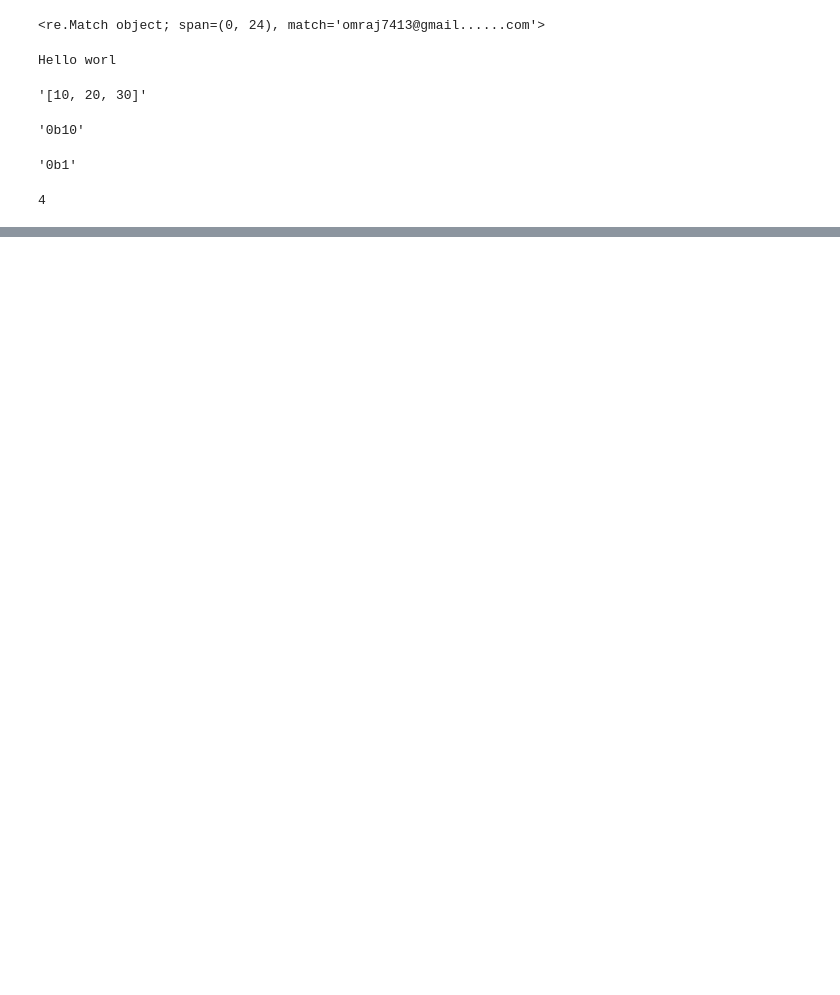
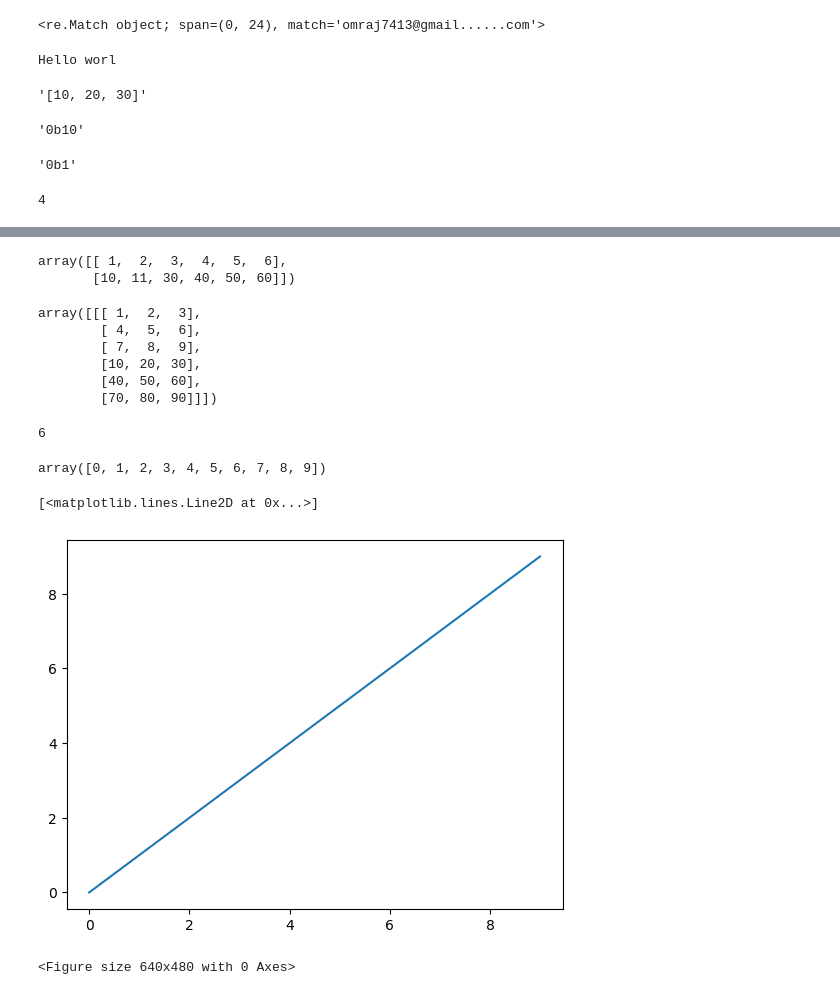
Before and after one commit to arabaey5569/learnbay, a Jupyter notebook: Git & GitHub.ipynb, the cells around one changed output, grey strips where cells are left out. Saved outputs shown, nothing was run; the diff lists cells and outputs as text; code cells hidden in the pictures; blank space fills up the shorter version.

```diff
--- a/Git & GitHub.ipynb
+++ b/Git & GitHub.ipynb
@@ -110,0 +130,5 @@ bin(1)
+# %%
+b
+# %% [output]
+array([[ 1,  2,  3,  4,  5,  6],
+       [10, 11, 30, 40, 50, 60]])
@@ -110,0 +137,29 @@ bin(1)
+# %%
+c
+# %% [output]
+array([[[ 1,  2,  3],
+        [ 4,  5,  6],
+        [ 7,  8,  9],
+        [10, 20, 30],
+        [40, 50, 60],
+        [70, 80, 90]]])
+# %%
+c[0][1][2]
+# %% [output]
+6
+# %%
+import matplotlib.pyplot as plt
+import numpy as np
+data = np.arange(10)
+data
+# %% [output]
+array([0, 1, 2, 3, 4, 5, 6, 7, 8, 9])
+# %%
+plt.plot(data)
+# %% [output]
+[<matplotlib.lines.Line2D at 0x...>]
+[figure, added]
+# %%
+fig = plt.figure()
+# %% [output]
+<Figure size 640x480 with 0 Axes>
```
Also changed, not shown: parts of 29 cells of this notebook.
